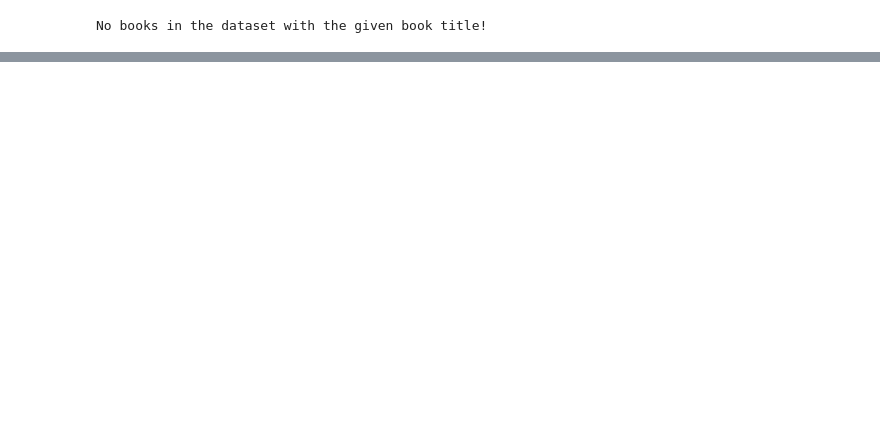
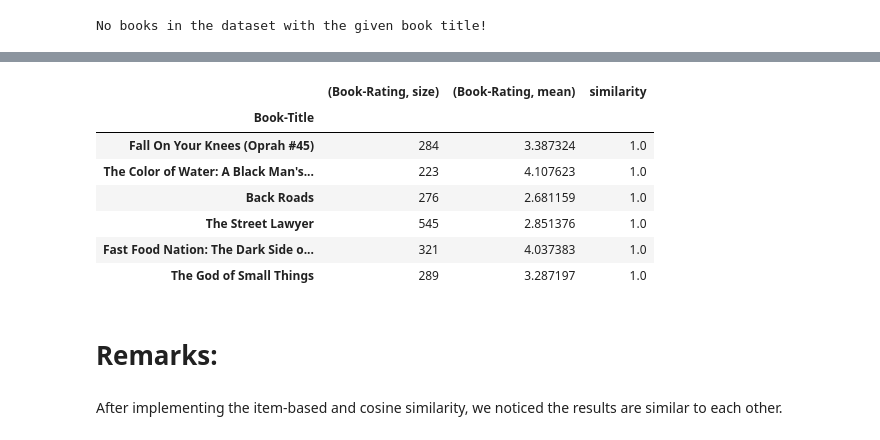
Before and after one commit to Ranim1996/AI-BookRecommendationSystem, a Jupyter notebook: Book Recommendation System/BookRecommendationSystem.ipynb, the cells around one changed output, grey strips where cells are left out. Saved outputs shown, nothing was run; the diff lists cells and outputs as text; code cells hidden in the pictures; blank space fills up the shorter version.

Commit message:
Implement Cosine Similarity Methodology to recommend books to the user

```diff
--- a/Book Recommendation System/BookRecommendationSystem.ipynb
+++ b/Book Recommendation System/BookRecommendationSystem.ipynb
@@ -591,0 +618,9 @@ No books in the dataset with the given book title!
+# %%
+similarBooks = df_book_ratings.corrwith(the_street_lawyer_ratings)
+similarBooks = similarBooks.dropna()
+df = pd.DataFrame(similarBooks)
+df.head(10)
+# corrwith function makes it really easy to compute the pairwise correlation of the_street_lawyer_raings vector
+# of user rating with every other book
+# After that, drop any results that have no data,
+# and construct a new DataFrame of books and their correlation score (similarity) to the street lawyer:
@@ -591,0 +640,4 @@ No books in the dataset with the given book title!
+# %%
+bookStats = df_rating_to_books.groupby('Book-Title').agg({'Book-Rating': [np.size, np.mean]})
+bookStats.head()
+# construct a new DataFrame that counts up how many ratings exist for each book, and also the average rating
@@ -591,0 +653,4 @@ No books in the dataset with the given book title!
+# %%
+commonBooks = bookStats['Book-Rating']['size'] >= 100
+bookStats[commonBooks].sort_values([('Book-Rating', 'mean')], ascending=False)[:15]
+# get rid of any books rated by fewer than 100 people, and check the top-rated ones that are left
@@ -591,0 +676,4 @@ No books in the dataset with the given book title!
+# %%
+df = bookStats[commonBooks].join(pd.DataFrame(similarBooks, columns=['similarity']))
+df.head()
+# join the previous data with the original set of similar books to 'the_street_lawyer_raings'
@@ -591,0 +688,16 @@ No books in the dataset with the given book title!
+# %%
+df.sort_values(['similarity'], ascending=False)[1:7]
+# sort by similarity
+# %% [output]
+|  | (Book-Rating, size) | (Book-Rating, mean) | similarity |
+| Book-Title |  |  |  |
+| Fall On Your Knees (Oprah #45) | 284 | 3.387324 | 1.0 |
+| The Color of Water: A Black Man's... | 223 | 4.107623 | 1.0 |
+| Back Roads | 276 | 2.681159 | 1.0 |
+| The Street Lawyer | 545 | 2.851376 | 1.0 |
+| Fast Food Nation: The Dark Side o... | 321 | 4.037383 | 1.0 |
+| The God of Small Things | 289 | 3.287197 | 1.0 |
+# %% [markdown]
+# Remarks:
+# %% [markdown]
+After implementing the item-based and cosine similarity, we noticed the results are similar to each other.
```
Also changed, not shown: parts of 12 cells of this notebook.
